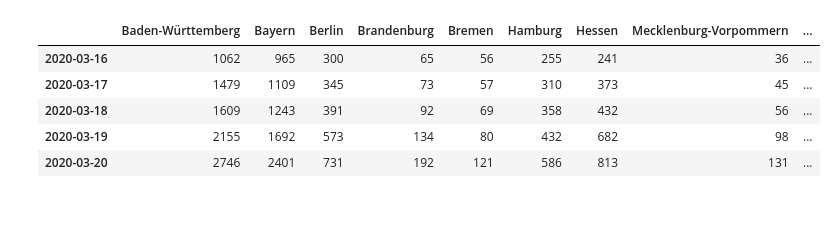
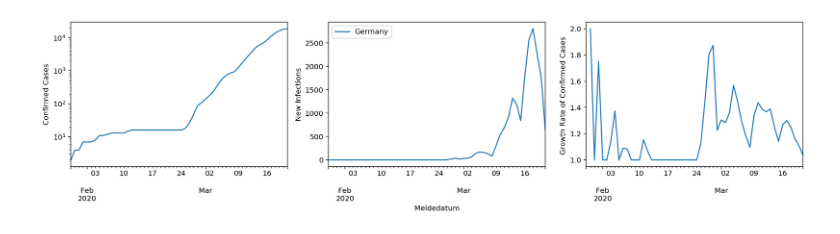
Before and after one commit to felixpatzelt/covid-19, a Jupyter notebook: germany_cases.ipynb, the cells around one changed output. Saved outputs shown, nothing was run; the diff lists cells and outputs as text; code cells hidden in the pictures.

```diff
--- a/germany_cases.ipynb
+++ b/germany_cases.ipynb
@@ -19,9 +12,0 @@ rkie = pd.read_csv('rki_electronic.csv', index_col=0, parse_dates=[0])
-# %%
-rkie.tail()
-# %% [output]
-|  | Baden-Württemberg | Bayern | Berlin | Brandenburg | Bremen | Hamburg | Hessen | Mecklenburg-Vorpommern | ... |
-| 2020-03-16 | 1062 | 965 | 300 | 65 | 56 | 255 | 241 | 36 | ... |
-| 2020-03-17 | 1479 | 1109 | 345 | 73 | 57 | 310 | 373 | 45 | ... |
-| 2020-03-18 | 1609 | 1243 | 391 | 92 | 69 | 358 | 432 | 56 | ... |
-| 2020-03-19 | 2155 | 1692 | 573 | 134 | 80 | 432 | 682 | 98 | ... |
-| 2020-03-20 | 2746 | 2401 | 731 | 192 | 121 | 586 | 813 | 131 | ... |
@@ -37,4 +40,23 @@ plot_de = [
 ]
+# %%
+plt.close(1)
+fig1, ax1 = plt.subplots(ncols=3, figsize=(15,4), sharex=True, num=1)
+
+germany  = cases.sum(axis=1)
+germanyc = casesc.sum(axis=1)
+
+germanyc.plot(ax=ax1[0], logy=True)
+germany.plot(ax=ax1[1])
+(germanyc / germanyc.shift(1)).plot(ax=ax1[2])
+
+ax1[0].set_ylabel('Confirmed Cases')
+ax1[1].set_ylabel('New Infections')
+ax1[2].set_ylabel('Growth Rate of Confirmed Cases ')
+
+ax1[1].legend(['Germany'])
+fig1.tight_layout()
+# %% [output]
+[figure, added]
 # %%
 plt.close(2)
 fig2, ax2 = plt.subplots(ncols=3, figsize=(15,4), sharex=True, num=2)
```
Also changed, not shown: parts of 7 cells of this notebook, 2 other files.
